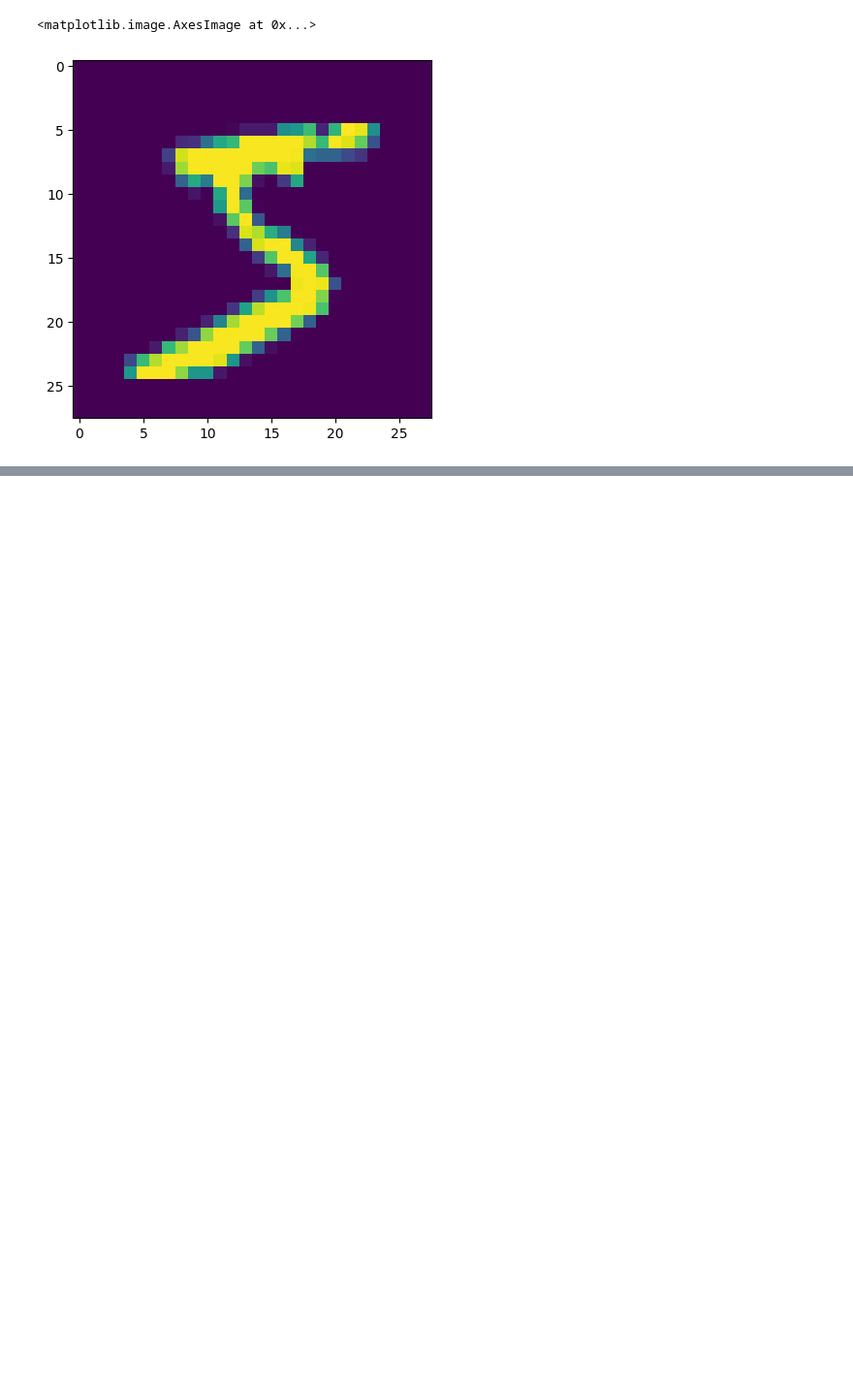
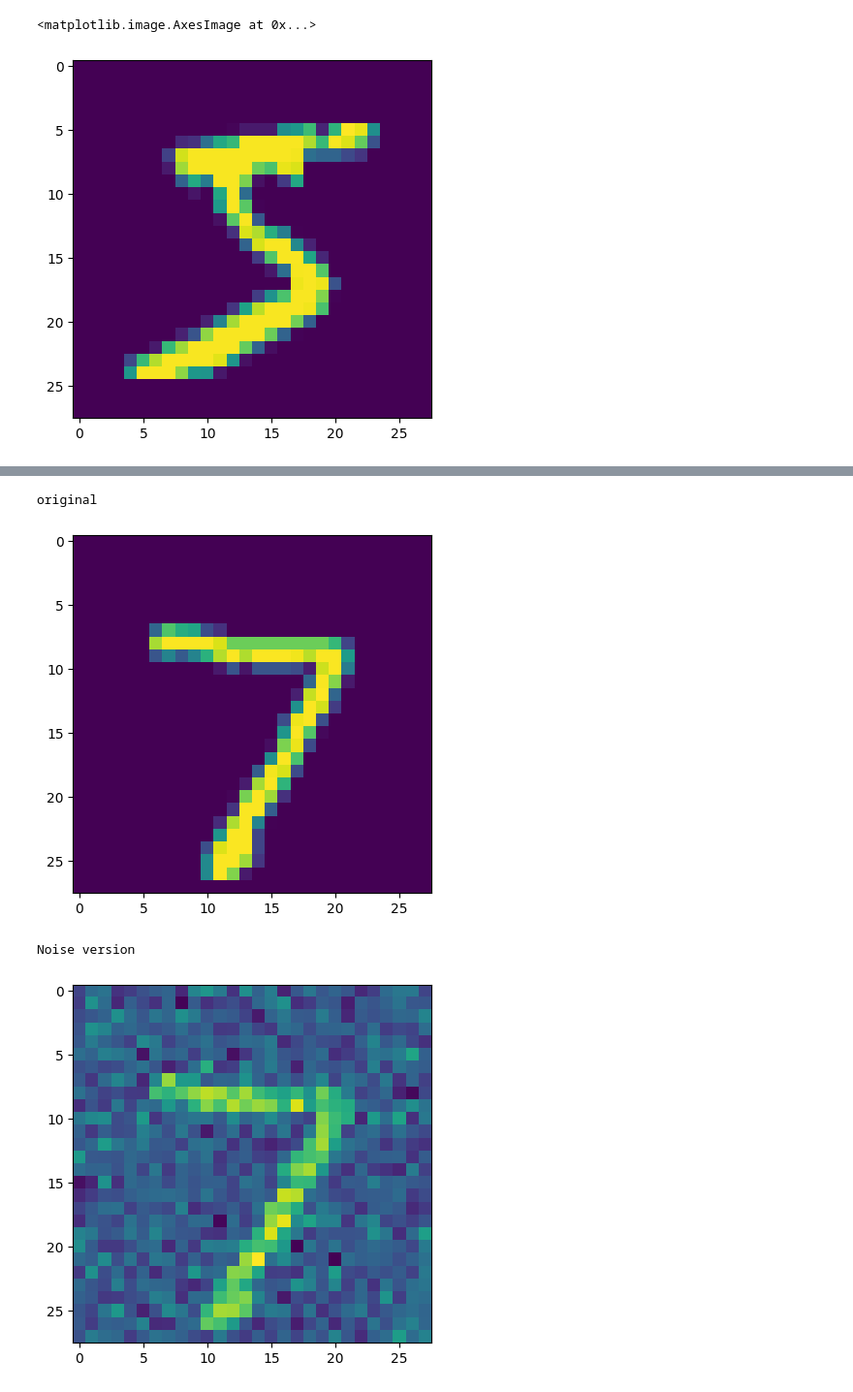
Before and after one commit to Daksh-Dhaker/Image-Classification-and-NLP, a Jupyter notebook: Noise_Removal.ipynb, the cells around one changed output, grey strips where cells are left out. Shown at 97% size. Saved outputs shown, nothing was run; the diff lists cells and outputs as text; code cells hidden in the pictures; blank space fills up the shorter version.

```diff
--- a/Noise_Removal.ipynb
+++ b/Noise_Removal.ipynb
@@ -79,0 +80,19 @@ predicted image
+# %%
+# adding noise
+from tensorflow.keras.layers import GaussianNoise
+sample = GaussianNoise(0.2)
+# %%
+noisey = sample(X_test[:10],training = True)
+# %%
+n =0
+print("original")
+plt.imshow(X_test[n])
+plt.show()
+print("Noise version")
+plt.imshow(noisey[n])
+plt.show()
+# %% [output]
+original
+[figure, added]
+Noise version
+[figure, added]
```
Also changed, not shown: parts of 12 cells of this notebook.
